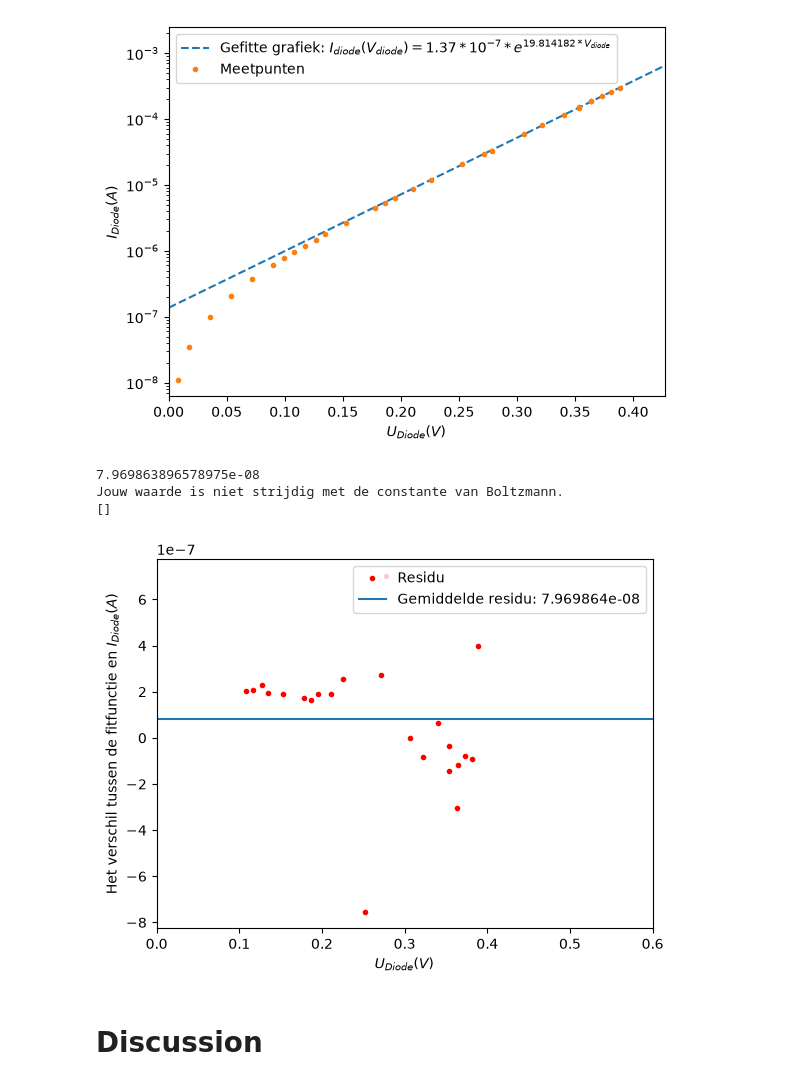
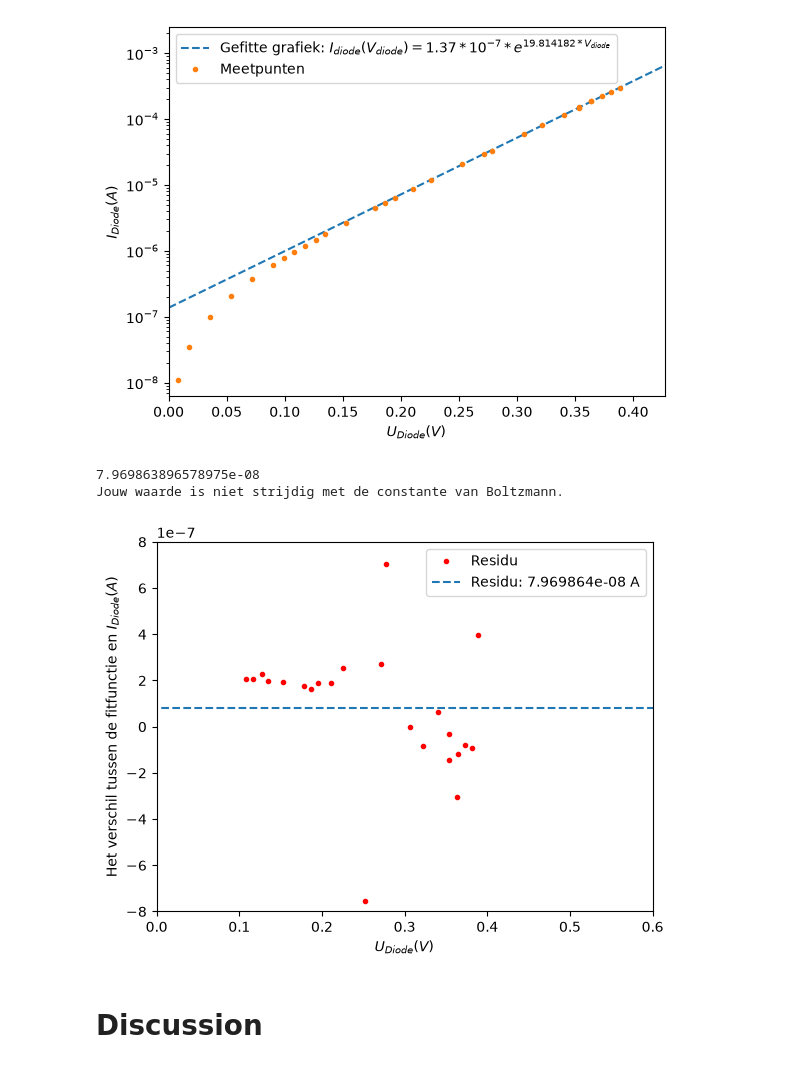
Before and after one commit to KoenHeide1/IP2-Thermo-, a Jupyter notebook: Labjournaal voor IP2/Inlevermateriaal.ipynb, the cells around one changed output. Saved outputs shown, nothing was run; the diff lists cells and outputs as text; code cells hidden in the pictures.

```diff
--- a/Labjournaal voor IP2/Inlevermateriaal.ipynb
+++ b/Labjournaal voor IP2/Inlevermateriaal.ipynb
@@ -148,34 +148,34 @@ De werkelijke constante is 1.380649e-23 J/K
 # %%
 #Residual
 Waardes= functie(U_D[U_D>0.1],values[0],values[1])
 Residual =Waardes-I_D[U_D>0.1]
 Residu_gem=np.mean(Residual)
 print(Residu_gem)
 lijnx=np.array([-1,0.60])
 lijny=np.array([Residu_gem,Residu_gem])
 plt.plot(U_D[U_D>0.1],Residual, 'r.', label ='Residu')
 plt.xlabel('$U_{Diode} (V)$')
 plt.ylabel('Het verschil tussen de fitfunctie en $ I_{Diode} (A)$')
-plt.plot(lijnx,lijny,label = 'Gemiddelde residu: %e'%(Residu_gem))
+plt.plot(lijnx,lijny,'--',label = 'Residu: %e A'%(Residu_gem))
 plt.xlim(0,0.6)
+plt.ylim(-8*10**-7,8*10**-7)
 
-plt.legend()
+plt.legend(loc='best')
 plt.figure
 
 
 Onzekerheid_echte_k_B=0
 if abs(K_B-k_B)>=2*np.sqrt(Onzekerheid_k_B**2+Onzekerheid_echte_k_B**2):
     print('Jouw waarde is strijdig met de constante van Boltzmann')
 else:
     print('Jouw waarde is niet strijdig met de constante van Boltzmann.')
 
 
 #plt.savefig("Residual.png", dpi=400, bbox_inches="tight")
 # %% [output]
 7.969863896578975e-08
 Jouw waarde is niet strijdig met de constante van Boltzmann.
-[]
-[figure, old version]
+[figure, new version]
 # %% [markdown]
 # Discussion
 # %% [markdown]
```
Also changed, not shown: parts of 2 cells of this notebook.
